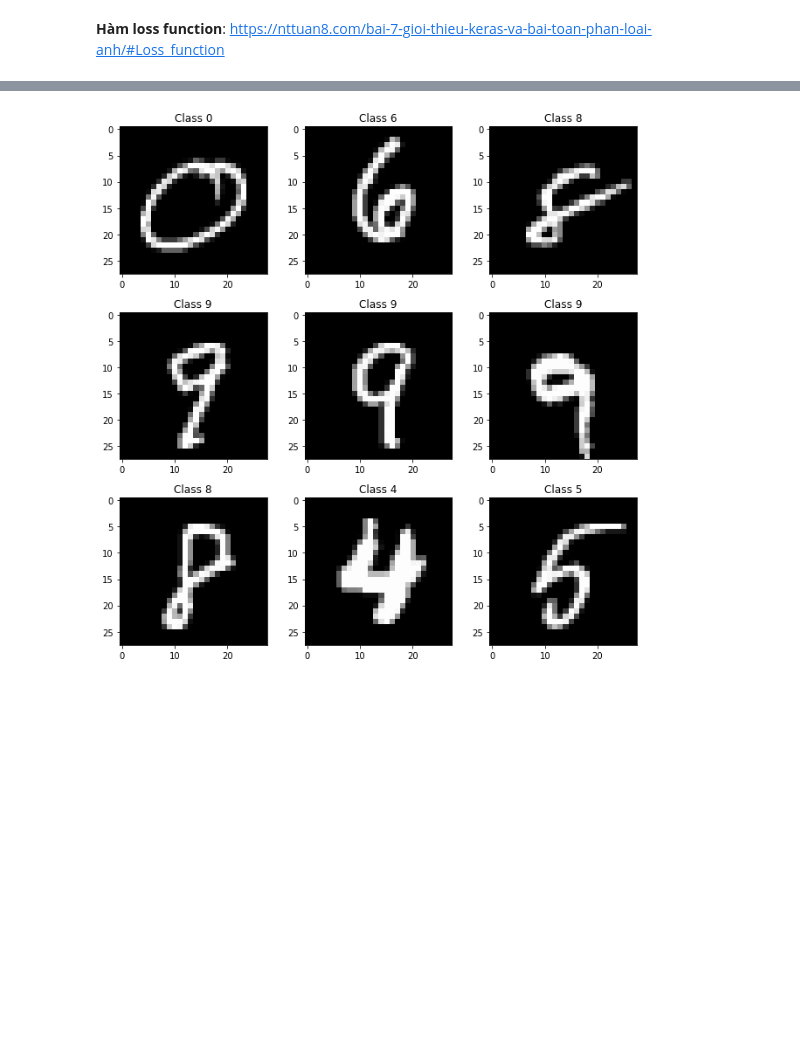
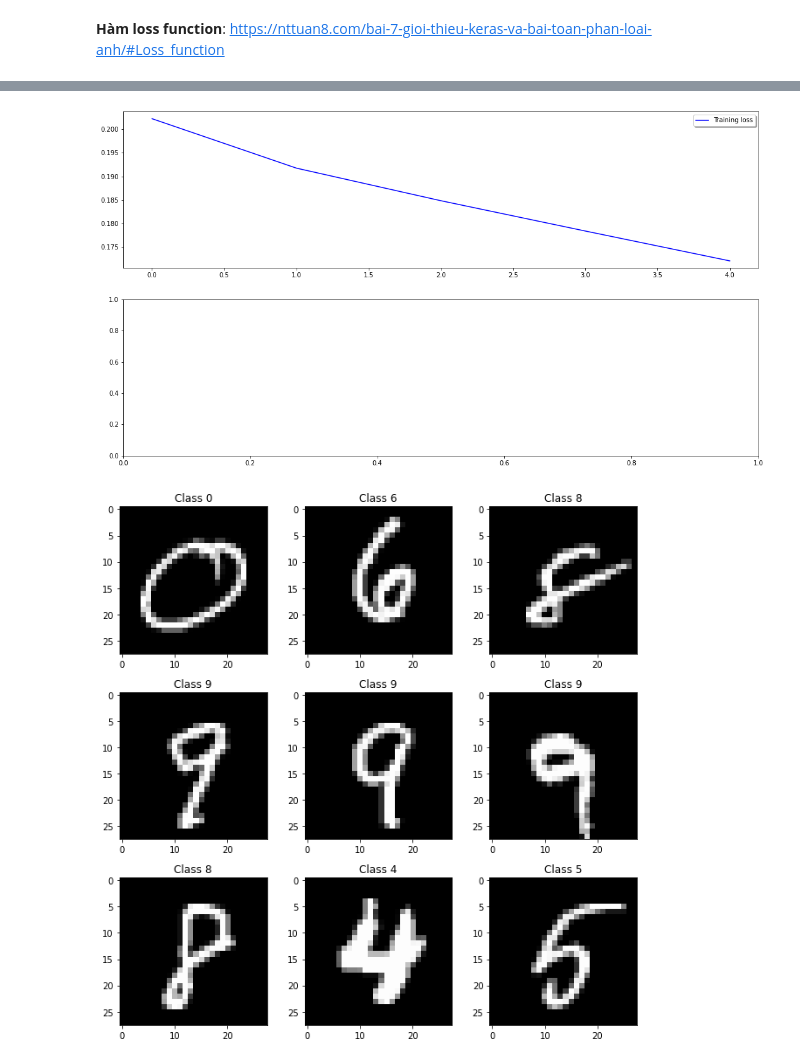
Before and after one commit to huynhhoc/DataAnalystDeepLearning, a Jupyter notebook: Labs/Lab07.ipynb, the cells around one changed output, grey strips where cells are left out. Saved outputs shown, nothing was run; the diff lists cells and outputs as text; code cells hidden in the pictures; blank space fills up the shorter version.

```diff
--- a/Labs/Lab07.ipynb
+++ b/Labs/Lab07.ipynb
@@ -161,7 +161,7 @@ https://nttuan8.com/bai-7-gioi-thieu-keras-va-bai-toan-phan-loai-anh/#Loss_funct
 # %%
 model.compile(loss='categorical_crossentropy',optimizer='rmsprop',metrics=['accuracy'])
 #mỗi lần lấy 128 tấm ảnh để train
-model.fit(x_train,y_train,batch_size=128,epochs=5)
+history = model.fit(x_train,y_train,batch_size=128,epochs=5)
 
 # dự báo mô hình, giá trị dự báo được lưu vào biến predicted_classes
 # giá trị thực tế được lưu ở tập t_test
@@ -180,3 +180,9 @@ Epoch 5/5
+# %%
+fig, ax = plt.subplots(2,1, figsize=(18, 10))
+ax[0].plot(history.history['loss'], color='b', label="Training loss")
+legend = ax[0].legend(loc='best', shadow=True)
+# %% [output]
+[figure, added]
 # %%
 # hiển thị 9 tấm ảnh ngẫu nhiên trong tập test
 # hiển thị kết quả dự báo của 9 tấm ảnh này theo mô hình neural vừa xây dựng
```
Also changed, not shown: parts of 1 cell of this notebook.
